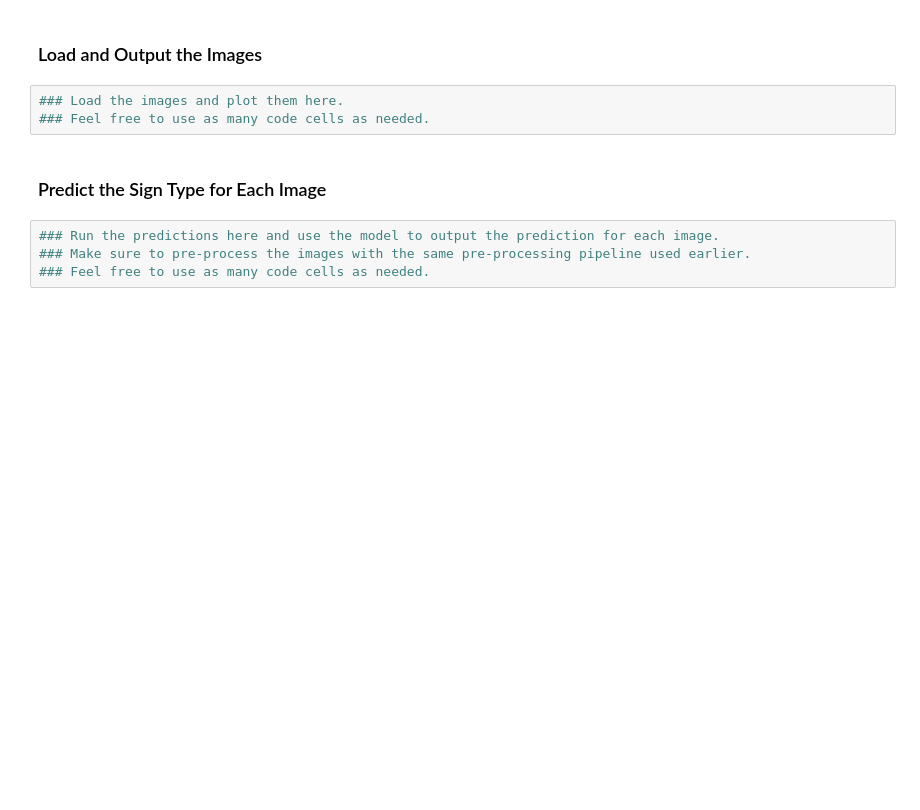
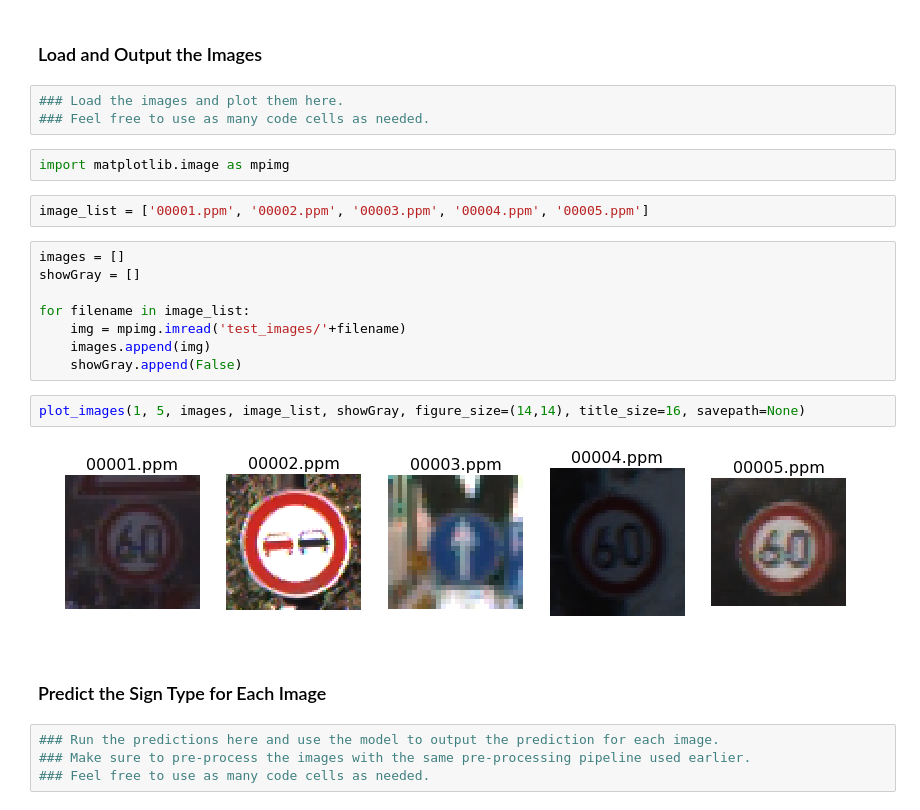
Before and after one commit to pl80tech/CarND-Traffic-Sign-Classifier, a Jupyter notebook: Traffic_Sign_Classifier.ipynb, the cells around one changed output. Saved outputs shown, nothing was run; the diff lists cells and outputs as text; blank space fills up the shorter version.

Commit message:
Load & output new images

```diff
--- a/Traffic_Sign_Classifier.ipynb
+++ b/Traffic_Sign_Classifier.ipynb
@@ -413,6 +413,22 @@ You may find `signnames.csv` useful as it contains mappings from the class id (i
 # %%
 ### Load the images and plot them here.
 ### Feel free to use as many code cells as needed.
+# %%
+import matplotlib.image as mpimg
+# %%
+image_list = ['00001.ppm', '00002.ppm', '00003.ppm', '00004.ppm', '00005.ppm']
+# %%
+images = []
+showGray = []
+
+for filename in image_list:
+    img = mpimg.imread('test_images/'+filename)
+    images.append(img)
+    showGray.append(False)
+# %%
+plot_images(1, 5, images, image_list, showGray, figure_size=(14,14), title_size=16, savepath=None)
+# %% [output]
+[figure, added]
 # %% [markdown]
 ### Predict the Sign Type for Each Image
 # %%
```
